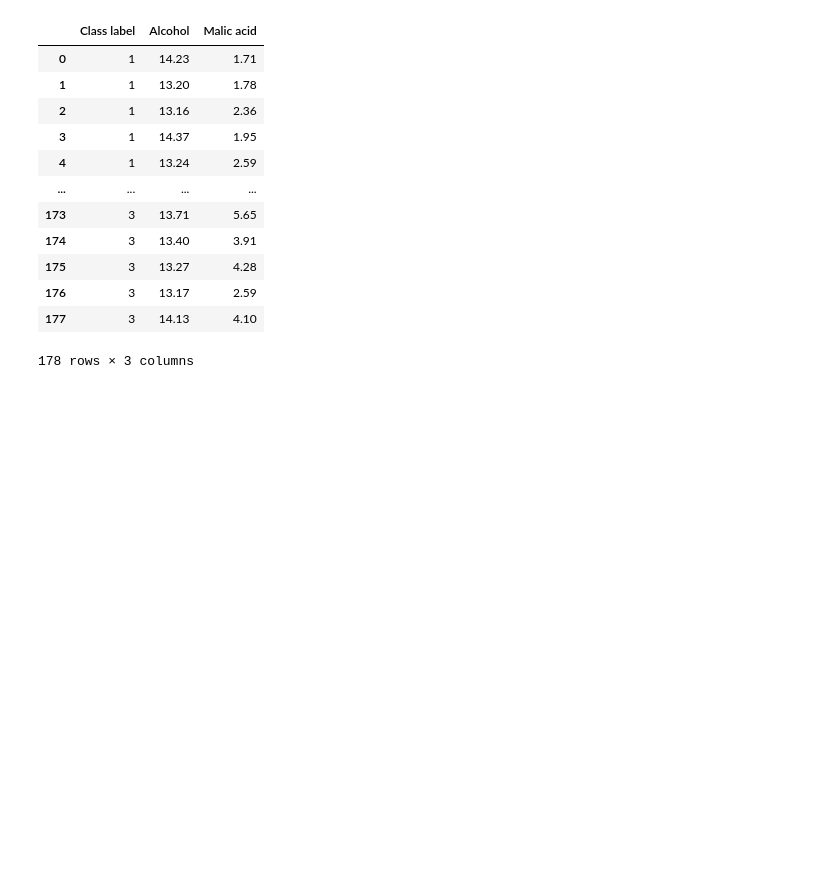
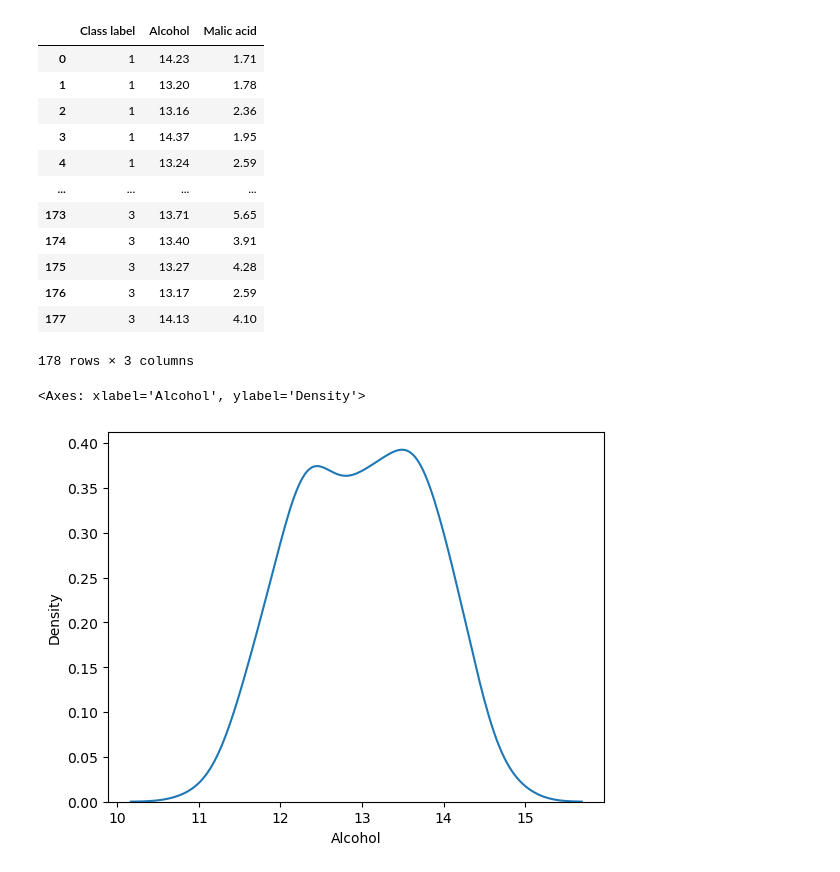
Before and after one commit to subal43/Data-Science-Practice, a Jupyter notebook: Feature Scaling/main.ipynb, the cells around one changed output. Drawn from its saved outputs; the diff is of its cells as text; code cells hidden in the pictures; blank space fills up the shorter version.

Commit message:
plot kdeplot

```diff
--- a/Feature Scaling/main.ipynb
+++ b/Feature Scaling/main.ipynb
@@ -22,3 +22,8 @@ df
 | 176 | 3 | 13.17 | 2.59 |
 | 177 | 3 | 14.13 | 4.10 |
 178 rows × 3 columns
+# %%
+sns.kdeplot(df["Alcohol"])
+# %% [output]
+<Axes: xlabel='Alcohol', ylabel='Density'>
+[figure, added]
```
Also changed, not shown: parts of 1 cell of this notebook.
